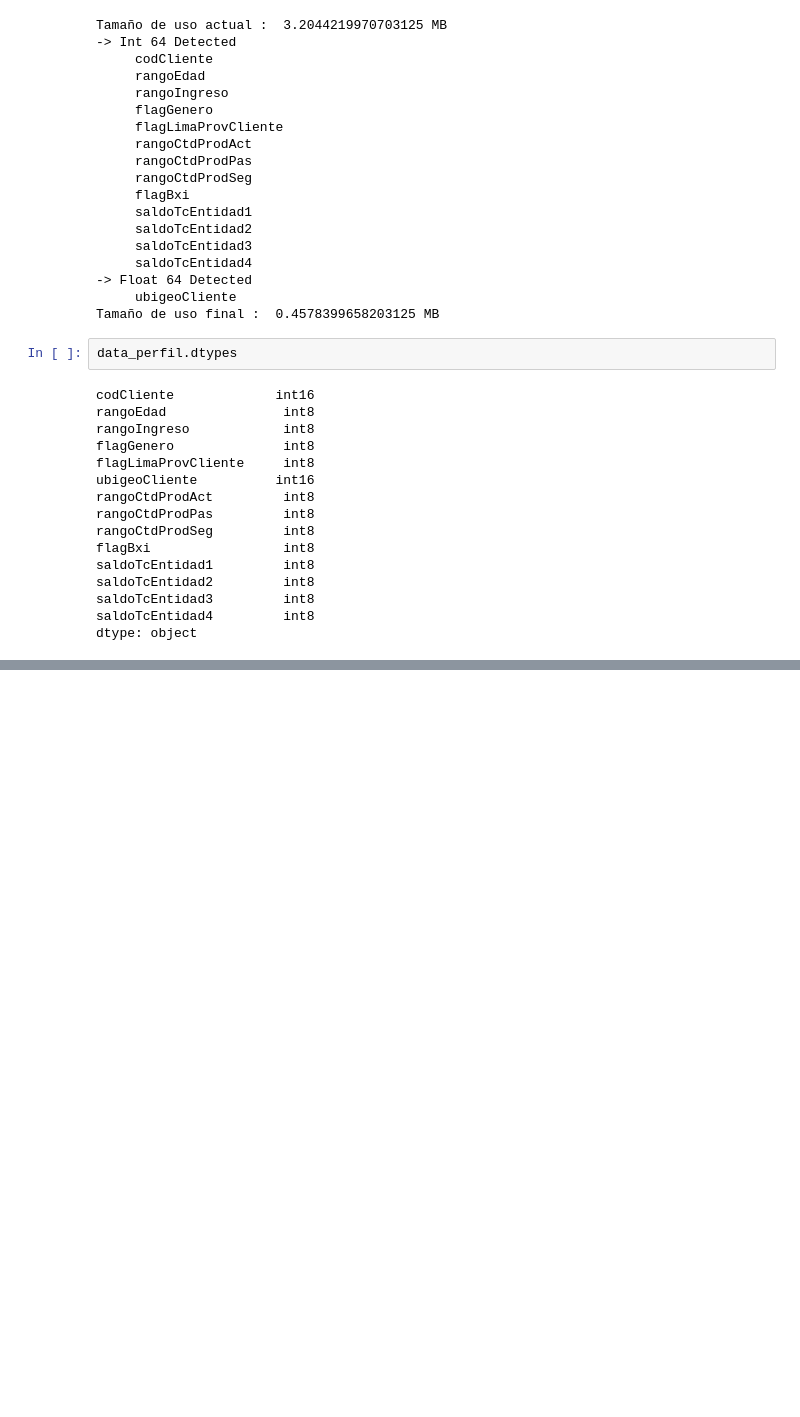
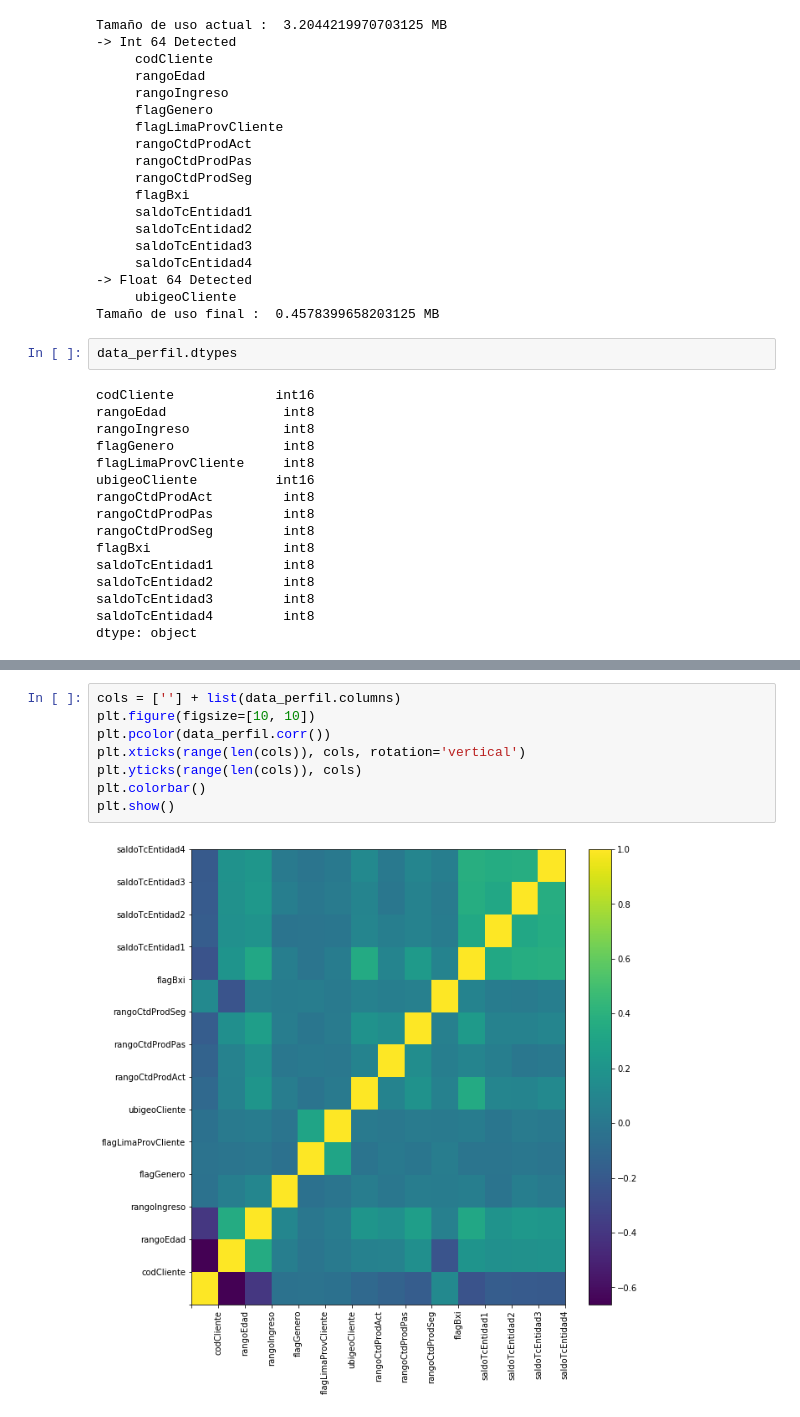
Before and after one commit to kendalvictor/codeando, a Jupyter notebook: machine_learning/_bbva data challeneger 2018/analysis_perfil.ipynb, the cells around one changed output, grey strips where cells are left out. Cells and saved outputs as stored; diff of their text form; blank space fills up the shorter version.

Commit message:
ADD map corr in anaylisis perfil BBVA

```diff
--- a/machine_learning/_bbva data challeneger 2018/analysis_perfil.ipynb
+++ b/machine_learning/_bbva data challeneger 2018/analysis_perfil.ipynb
@@ -246,3 +246,13 @@ data_perfil.head()
 | 2 | 18233 | 2 | 1 | 1 | 1 | 273 | 1 | ... |
 | 3 | 7226 | 5 | 3 | 0 | 1 | 241 | 1 | ... |
 | 4 | 21617 | 3 | 2 | 1 | 1 | 268 | 1 | ... |
+# %%
+cols = [''] + list(data_perfil.columns)
+plt.figure(figsize=[10, 10])
+plt.pcolor(data_perfil.corr())
+plt.xticks(range(len(cols)), cols, rotation='vertical')
+plt.yticks(range(len(cols)), cols)
+plt.colorbar()
+plt.show()
+# %% [output]
+[figure, added]
```
Also changed, not shown: parts of 1 cell of this notebook.
